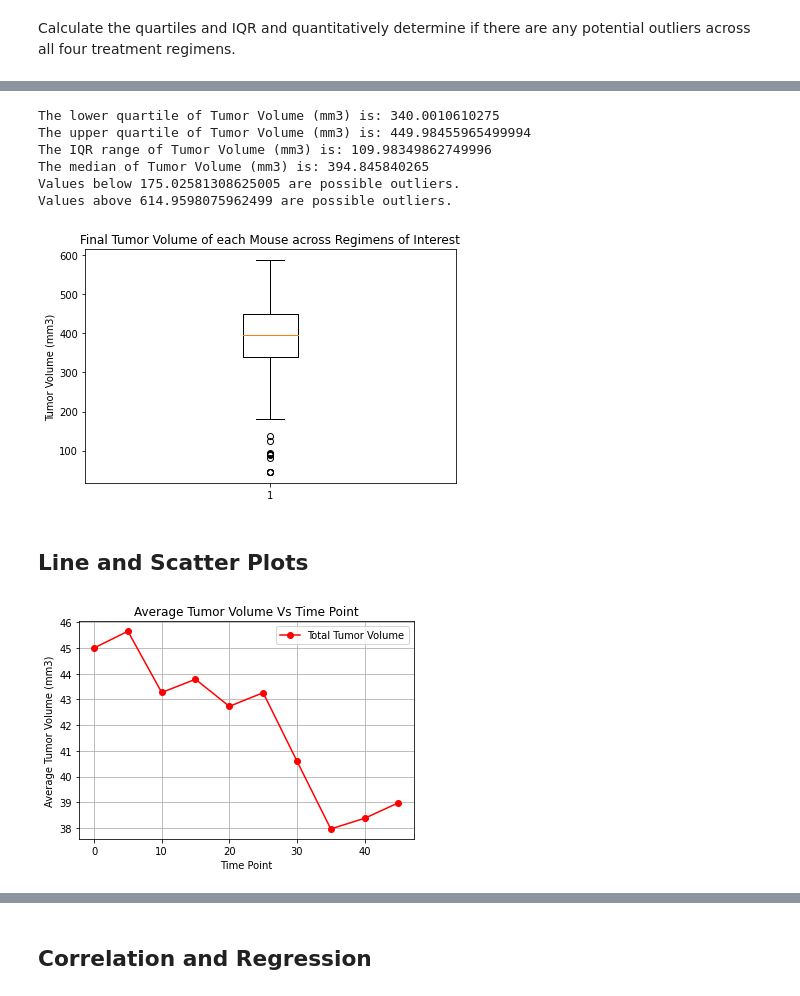
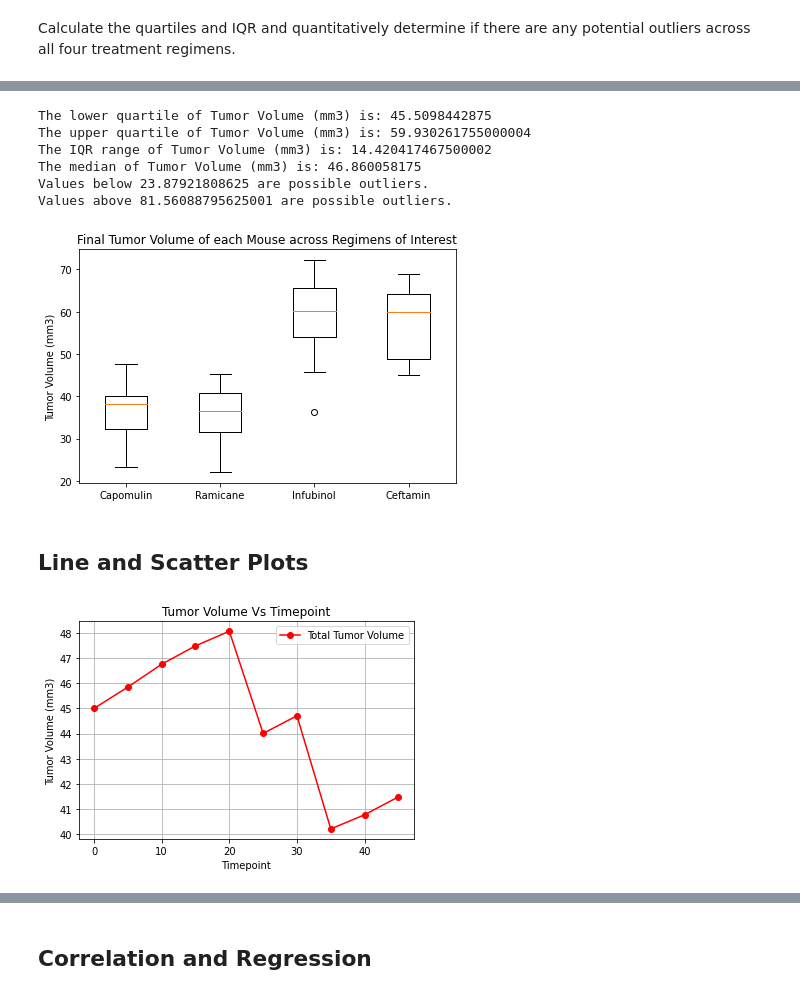
Before and after one commit to shreeniv/matplotlib-challenge, a Jupyter notebook: Pymaceuticals/pymaceuticals_starter.ipynb, the cells around one changed output, grey strips where cells are left out. Saved outputs shown, nothing was run; the diff lists cells and outputs as text; code cells hidden in the pictures.

```diff
--- a/Pymaceuticals/pymaceuticals_starter.ipynb
+++ b/Pymaceuticals/pymaceuticals_starter.ipynb
@@ -187,63 +232,64 @@ Calculate the quartiles and IQR and quantitatively determine if there are any po
 # %%
 # Calculate quartiles, IQR, and identify potential outliers for each regimen.
-quartiles = regimen_plot.quantile([.25,.5,.75])
-lower_q = quartiles[0.25]
-upper_q = quartiles[0.75]
-iqr = upper_q-lower_q
+# quartiles = regimen_plot.quantile([.25,.5,.75])
+# lower_q = quartiles[0.25]
+# upper_q = quartiles[0.75]
+# iqr = upper_q-lower_q
 
-# Calculate the IQR and quantitatively determine outliers
-print(f"The lower quartile of Tumor Volume (mm3) is: {lower_q}")
-print(f"The upper quartile of Tumor Volume (mm3) is: {upper_q}")
-print(f"The IQR range of Tumor Volume (mm3) is: {iqr}")
-print(f"The median of Tumor Volume (mm3) is: {quartiles[0.5]} ")
+# # Calculate the IQR and quantitatively determine outliers
+# print(f"The lower quartile of Tumor Volume (mm3) is: {lower_q}")
+# print(f"The upper quartile of Tumor Volume (mm3) is: {upper_q}")
+# print(f"The IQR range of Tumor Volume (mm3) is: {iqr}")
+# print(f"The median of Tumor Volume (mm3) is: {quartiles[0.5]} ")
 
-# determine if there are any potential outliers.
-lower_bound = lower_q - (1.5*iqr)
-upper_bound = upper_q + (1.5*iqr)
+# # determine if there are any potential outliers.
+# lower_bound = lower_q - (1.5*iqr)
+# upper_bound = upper_q + (1.5*iqr)
 
-# Determine outliers using upper and lower bounds
-print(f"Values below {lower_bound} are possible outliers.")
-print(f"Values above {upper_bound} are possible outliers.")
+# # Determine outliers using upper and lower bounds
+# print(f"Values below {lower_bound} are possible outliers.")
+# print(f"Values above {upper_bound} are possible outliers.")
 # %% [output]
-The lower quartile of Tumor Volume (mm3) is: 340.0010610275
-The upper quartile of Tumor Volume (mm3) is: 449.98455965499994
-The IQR range of Tumor Volume (mm3) is: 109.98349862749996
-The median of Tumor Volume (mm3) is: 394.845840265
-Values below 175.02581308625005 are possible outliers.
-Values above 614.9598075962499 are possible outliers.
+The lower quartile of Tumor Volume (mm3) is: 45.5098442875
+The upper quartile of Tumor Volume (mm3) is: 59.930261755000004
+The IQR range of Tumor Volume (mm3) is: 14.420417467500002
+The median of Tumor Volume (mm3) is: 46.860058175
+Values below 23.87921808625 are possible outliers.
+Values above 81.56088795625001 are possible outliers.
 # %%
 # Generate a box plot of the final tumor volume of each mouse across four regimens of interest
 # There should be a single chart with four box plots inside it.
 fig, intr = plt.subplots()
 intr.set_title('Final Tumor Volume of each Mouse across Regimens of Interest')
 intr.set_ylabel('Tumor Volume (mm3)')
-intr.boxplot(regimen_plot)
+intr.boxplot(final_tumor_vol,labels=drug_list)
 plt.tight_layout()
 plt.show()
 # %% [output]
-[figure, old version]
+[figure, new version]
 # %% [markdown]
 ## Line and Scatter Plots
 # %%
 # Generate a line plot of tumor volume vs. time point for a single mouse
 # treated with Capomulin
-tumor_data = clean_data[(clean_data["Drug Regimen"] == "Capomulin") & (clean_data["Mouse ID"] == "b128")]
-tumor_data = tumor_data.groupby(["Drug Regimen", "Timepoint"])
-tumor_data_avg = tumor_data["Tumor Volume (mm3)"].mean().to_frame()
-tumor_index = tumor_data_avg.unstack(0)
-tumor_plot = tumor_index["Tumor Volume (mm3)"]
-
-x_axis = [0,5,10,15,20,25,30,35,40,45]
+tumor_data = clean_data[(clean_data["Drug Regimen"] == "Capomulin") & (clean_data["Mouse ID"] == "l509")]
+# tumor_data = tumor_data.groupby(["Drug Regimen", "Timepoint"])
+# tumor_data_avg = tumor_data["Tumor Volume (mm3)"].mean().to_frame()
+# tumor_index = tumor_data_avg.unstack(0)
+# tumor_plot = tumor_index["Tumor Volume (mm3)"]
+tumor_data
+x_axis = tumor_data["Timepoint"]
+y_axis = tumor_data["Tumor Volume (mm3)"]
 plt.figure()
-total_tumor, = plt.plot(x_axis, tumor_plot["Capomulin"], marker= "o", color="r", label="Total Tumor Volume" )
+total_tumor, = plt.plot(x_axis, y_axis, marker= "o", color="r", label="Total Tumor Volume" )
 plt.legend(handles=[total_tumor], loc="best")
-plt.title("Average Tumor Volume Vs Time Point")
-plt.xlabel("Time Point")
-plt.ylabel("Average Tumor Volume (mm3)")
+plt.title("Tumor Volume Vs Timepoint")
+plt.xlabel("Timepoint")
+plt.ylabel("Tumor Volume (mm3)")
 plt.grid(True)
 plt.show()
 # %% [output]
-[figure, old version]
+[figure, new version]
 # %%
 # Generate a scatter plot of average tumor volume vs. mouse weight
 # for all mice in the Capomulin regimen
```
Also changed, not shown: parts of 8 cells of this notebook.
